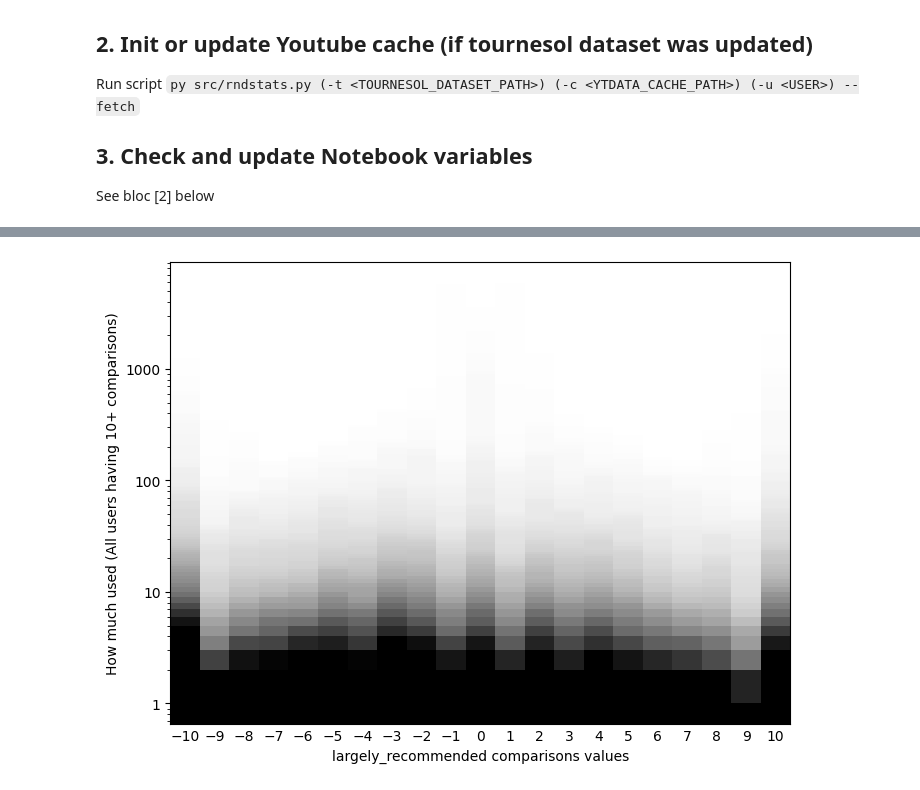
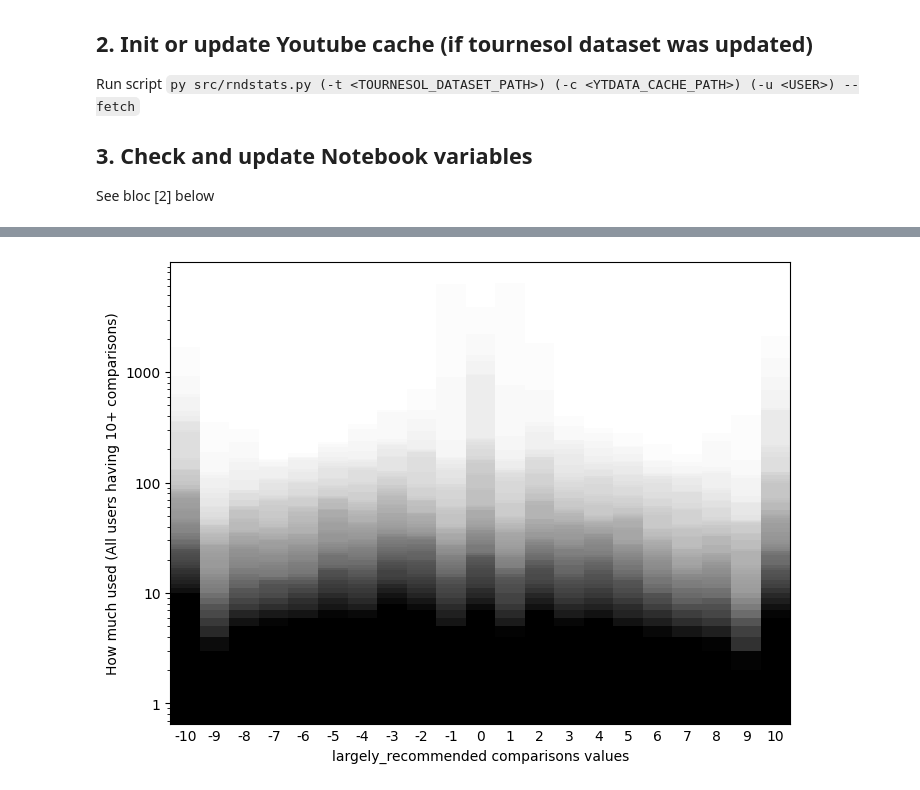
Before and after one commit to NatNgs/Tournesol-Stats, a Jupyter notebook: notebooks/graphs.ipynb, the cells around one changed output, grey strips where cells are left out. Saved outputs shown, nothing was run; the diff lists cells and outputs as text; code cells hidden in the pictures.

Commit message:
Improved notebooks comparisons & graphs

```diff
--- a/notebooks/graphs.ipynb
+++ b/notebooks/graphs.ipynb
@@ -35,7 +35,7 @@ from model.individualcriteriascores import IndividualCriteriaScoresFile
 # %%
 # Variables
 YTDATA_CACHE_PATH='../data/YTData_cache.json'
-TOURNESOL_DATASET_PATH='../data/tournesol_dataset_2023-11-06'
+TOURNESOL_DATASET_PATH='../data/tournesol_dataset_2023-12-25'
 # %%
 # Constants
 YTDATA = YTData()
@@ -785,21 +775,19 @@ user_histogram('NatNgs')
 # %%
-def user_histogram(USER: str):
-	## User against global scores
-	CRITERION='largely_recommended'
+from matplotlib.axes import Axes
 
+USER='NatNgs'
+
+def user_histogram(ax: Axes, USER: str, CRITERION: str, title: bool=False):
 	votes = []
 	def parseComparisons(line: ComparisonLine):
-		if line.user == USER and line.criterion == 'largely_recommended':
+		if line.user == USER and line.criterion == CRITERION:
 			votes.append(line.score)
 	COMPARISONS.foreach(parseComparisons)
-
-	fig, ax = plt.subplots()
-	fig.set_size_inches(8, 6)
 
 	ax.set_axisbelow(True)
 
 	ax.set_xlim(xmin=-10.5, xmax=10.5)
-	ax.xaxis.set_ticks(range(-10,11))
+	ax.xaxis.set_ticks(range(-10,11,1 if title else 5))
 	ax.tick_params(axis='x', length=0)
 
 	counts, bins = np.histogram(votes, bins=21)
@@ -809,11 +797,30 @@ def user_histogram(USER: str):
 		ax.axvline(i, color='white')
 
 	# plt.title('How many comparisons every Tournesol users have done')
-	ax.set_xlabel('largely_recommended by "' + USER + '"')
-	ax.set_ylabel('Number of comparisons')
+	if title:
+		ax.set_xlabel(CRITERION + ' by "' + USER + '"')
+		ax.set_ylabel('Number of comparisons')
+	else:
+		ax.set_title(CRITERION)
 
 	# Plot orange line on average value
 	ax.axhline(np.average(counts), color='orange', alpha=.75)
 
-user_histogram('NatNgs')
+
+fig, ax = plt.subplots()
+fig.set_size_inches(8, 6)
+user_histogram(ax, USER, 'largely_recommended', True)
+
+fig, ax = plt.subplots(3,3)
+user_histogram(ax[0][0], USER, 'reliability')
+user_histogram(ax[0][1], USER, 'pedagogy')
+user_histogram(ax[0][2], USER, 'importance')
+user_histogram(ax[1][0], USER, 'layman_friendly')
+user_histogram(ax[1][1], USER, 'entertaining_relaxing')
+user_histogram(ax[1][2], USER, 'engaging')
+user_histogram(ax[2][0], USER, 'diversity_inclusion')
+user_histogram(ax[2][1], USER, 'better_habits')
+user_histogram(ax[2][2], USER, 'backfire_risk')
+fig.tight_layout()
+fig.set_size_inches(8, 6)
 # %% [output]
@@ -826,7 +834,7 @@ def allusers_histogram():
 	votes: dict[str,list[int]] = dict()
 	overall = list()
 	def parseComparisons(line: ComparisonLine):
-		if line.criterion == 'largely_recommended':
+		if line.criterion == CRITERION:
 			votes.setdefault(line.user, list()).append(line.score)
 			overall.append(line.score)
 	COMPARISONS.foreach(parseComparisons)
@@ -844,35 +852,35 @@ def allusers_histogram():
 
 
 	# ax.set_ylim(ymin=0, ymax=1)
 	# ax.yaxis.set_major_formatter(mtick.PercentFormatter(xmax=1, decimals=0))
 	ax.set_yscale('log')
 	ax.yaxis.set_major_formatter(mtick.ScalarFormatter())
 
 	ax.set_axisbelow(True)
 	ax.set_xlim(xmin=-10.5, xmax=10.5)
 	ax.xaxis.set_ticks(range(-10,11))
 	ax.tick_params(axis='x', length=0)
 
 	# Plot histograms
-	alpha = 2/len(votes)
+	alpha = max(2/len(votes), 0.01)
 	bins = [i/10.0 for i in range(-105,106,10)]
 	for u in votes:
 		ax.hist(bins[:-1], bins, weights=np.histogram(votes[u], bins=21, density=False)[0], color='black', alpha=alpha)
 
 	# Plot white lines to separate columns
 	#for i in bins:
 	#	ax.axvline(i, color='white')
 
 	# Plot collective histogram
 	# ax.hist(bins[:-1], bins, weights=np.histogram(overall, bins=21, density=True)[0], color='blue', histtype='step')
 
 	# plt.title('How many comparisons every Tournesol users have done')
 	ax.set_xlabel('largely_recommended comparisons values')
 	ax.set_ylabel('How much used (All users having 10+ comparisons)')
 
 allusers_histogram()
 # %% [output]
-[figure, old version]
+[figure, new version]
 # %%
 # Videos having comparisons from 2 users from channel having videos with high score
 def recom_2contrib():
```
Also changed, not shown: parts of 13 cells of this notebook, 1 other file.
